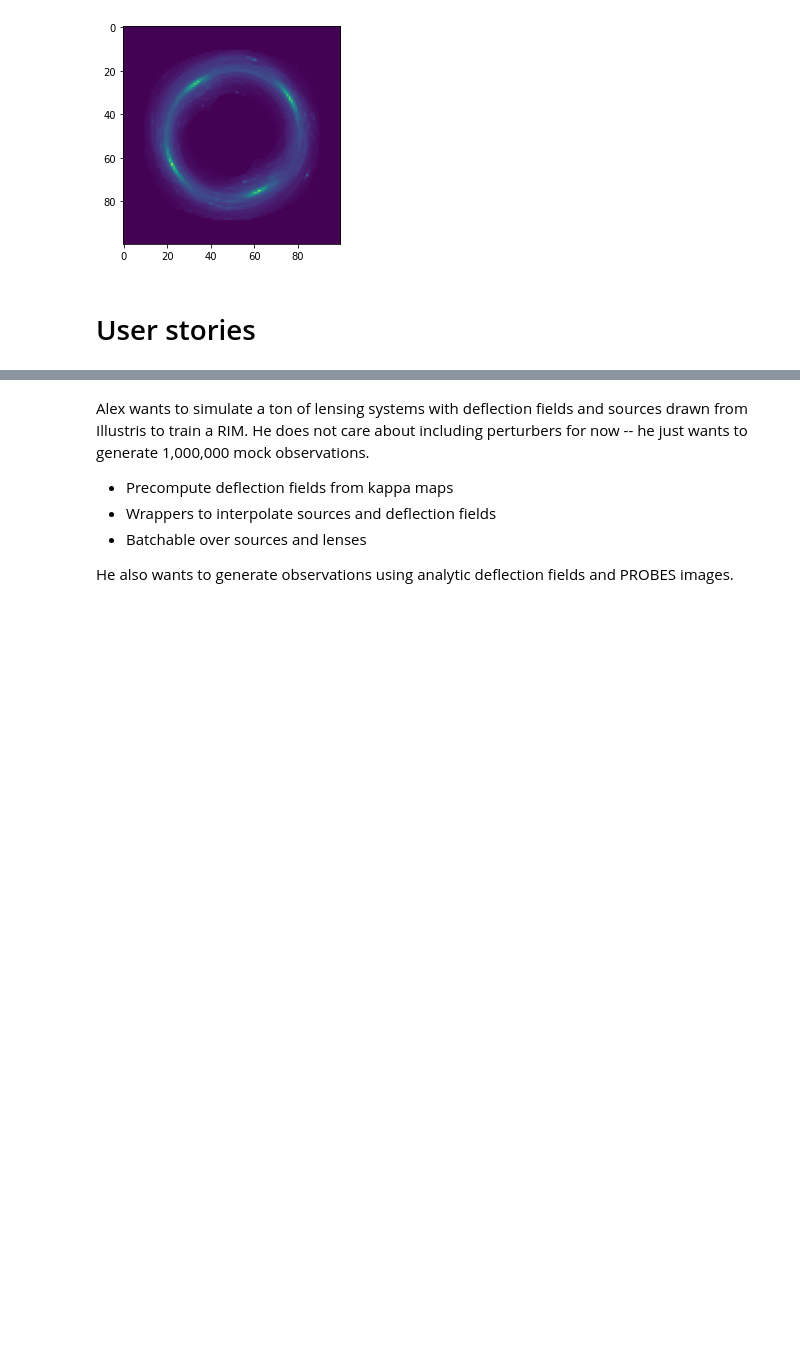
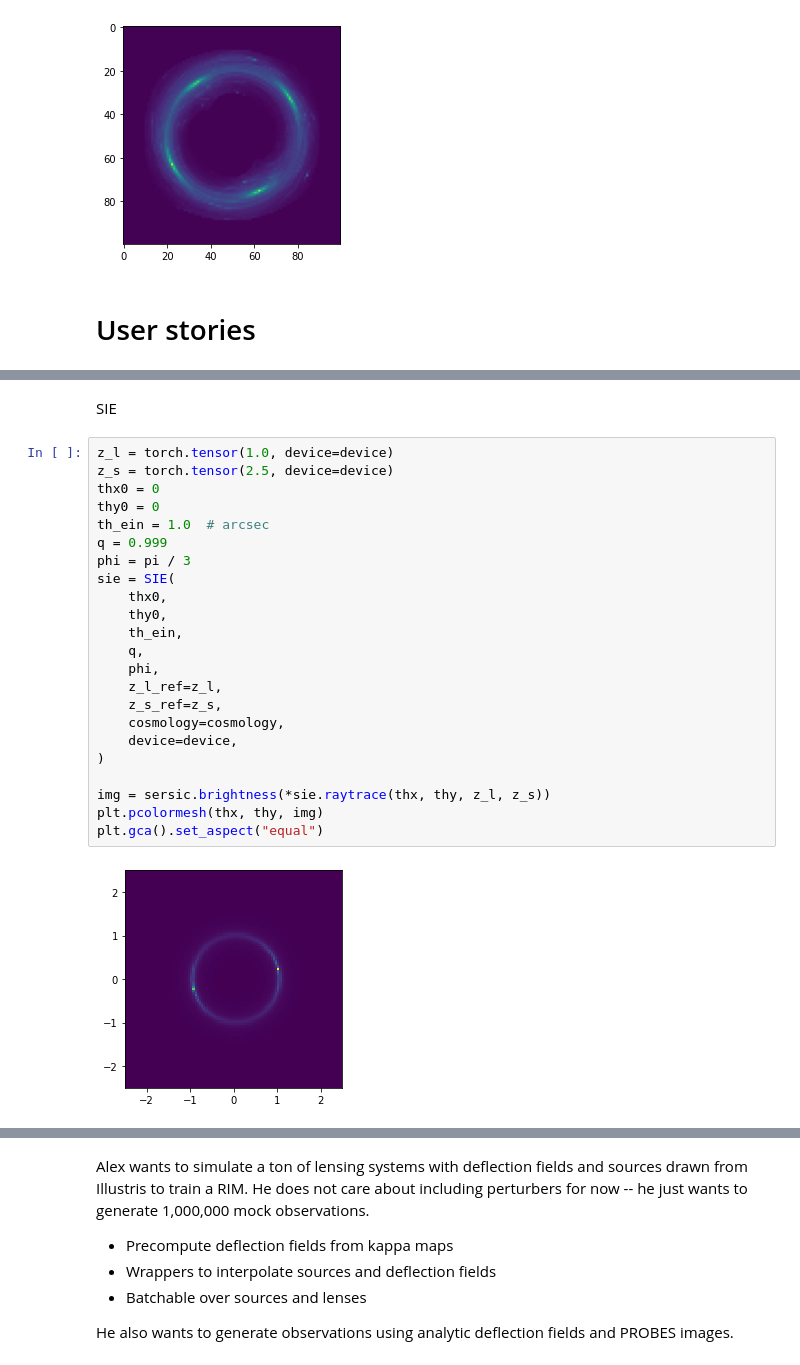
Before and after one commit to Ciela-Institute/caustics, a Jupyter notebook: notebooks/ac-03-prototyping.ipynb, the cells around one changed output, grey strips where cells are left out. Saved outputs shown, nothing was run; the diff lists cells and outputs as text; blank space fills up the shorter version.

```diff
--- a/notebooks/ac-03-prototyping.ipynb
+++ b/notebooks/ac-03-prototyping.ipynb
@@ -355,0 +328,27 @@ plt.imshow(img[6, 0])
+# %% [markdown]
+SIE
+# %%
+z_l = torch.tensor(1.0, device=device)
+z_s = torch.tensor(2.5, device=device)
+thx0 = 0
+thy0 = 0
+th_ein = 1.0  # arcsec
+q = 0.999
+phi = pi / 3
+sie = SIE(
+    thx0,
+    thy0,
+    th_ein,
+    q,
+    phi,
+    z_l_ref=z_l,
+    z_s_ref=z_s,
+    cosmology=cosmology,
+    device=device,
+)
+
+img = sersic.brightness(*sie.raytrace(thx, thy, z_l, z_s))
+plt.pcolormesh(thx, thy, img)
+plt.gca().set_aspect("equal")
+# %% [output]
+[figure, added]
```
Also changed, not shown: parts of 13 cells of this notebook, 6 other files.
